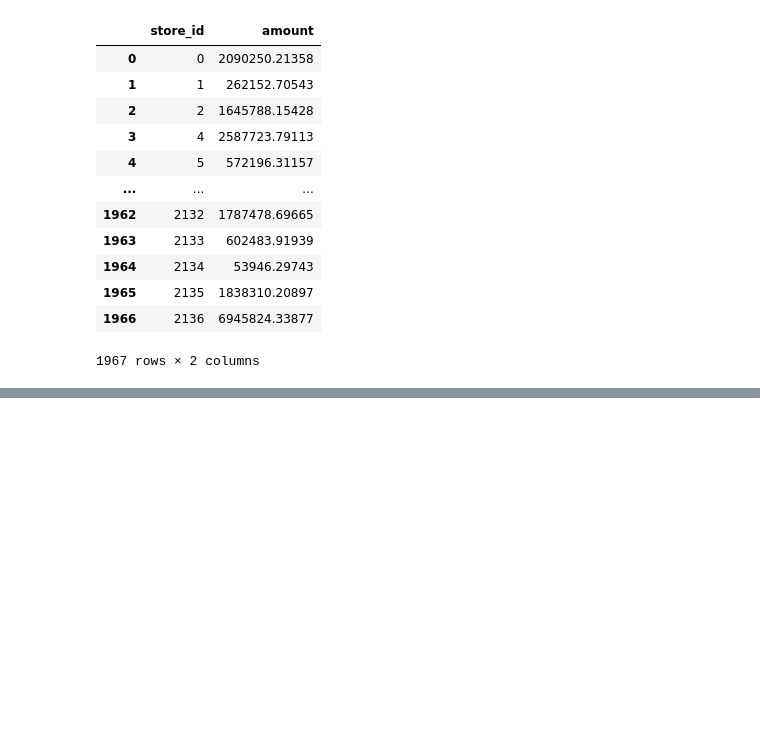
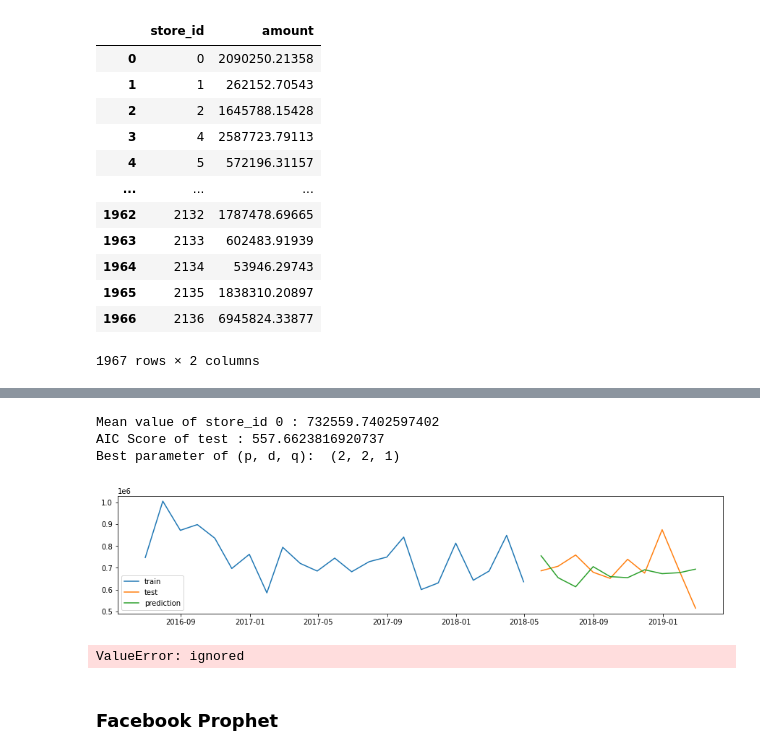
Before and after one commit to namwootree/Basic_Skill, a Jupyter notebook: Time_Series/상점 신용카드 매출 예측 경진대회/상점_신용카드_매출_예측.ipynb, the cells around one changed output, grey strips where cells are left out. Drawn from its saved outputs; the diff is of its cells as text; code cells hidden in the pictures; blank space fills up the shorter version.

```diff
--- a/Time_Series/상점 신용카드 매출 예측 경진대회/상점_신용카드_매출_예측.ipynb
+++ b/Time_Series/상점 신용카드 매출 예측 경진대회/상점_신용카드_매출_예측.ipynb
@@ -963,0 +1093,44 @@ df_holt_winter_sub
+# %%
+p = list(range(0, 6))
+d = [0, 1, 2]
+q = list(range(0, 6))
+
+pdq = list(itertools.product(p, d, q))
+# %%
+df_set = month_df[month_df.store_id == 0]
+
+size = int(len(df_set) * 0.7)
+train = df_set[:size]
+test = df_set[size:]
+# %%
+best_score = 9000000
+best_param = 0
+
+for param in tqdm(pdq):
+
+    try:
+
+        arima_model = ARIMA(train.amount.values, order=param)
+        result = arima_model.fit()
+
+        if result.aic < best_score:
+            best_score = result.aic
+            best_param = param
+
+    except:
+        continue
+# %%
+set_arima = ARIMA(df_set.amount.values, order=best_param)
+set_result = set_arima.fit()
+set_pred = set_result.forecast(len(test))[0]
+# %%
+print("Mean value of store_id 0 :", df_set.amount.mean())
+print("AIC Score of test :", best_score)
+print("Best parameter of (p, d, q): ",best_param)
+
+plot_train_test_pred_graph(train, test, set_pred)
+# %% [output]
+Mean value of store_id 0 : 732559.7402597402
+AIC Score of test : 557.6623816920737
+Best parameter of (p, d, q):  (2, 2, 1)
+[figure, added]
@@ -963,0 +1167,4 @@ df_holt_winter_sub
+# %%
+arima_sum_sub = pd.DataFrame({'store_id' : df_sub.store_id, 'amount' : arima_pred_arr})
+# %% [output]
+ValueError: ignored
@@ -963,0 +1175,2 @@ df_holt_winter_sub
+# %% [markdown]
+### Facebook Prophet
```
Also changed, not shown: parts of 82 cells of this notebook.
